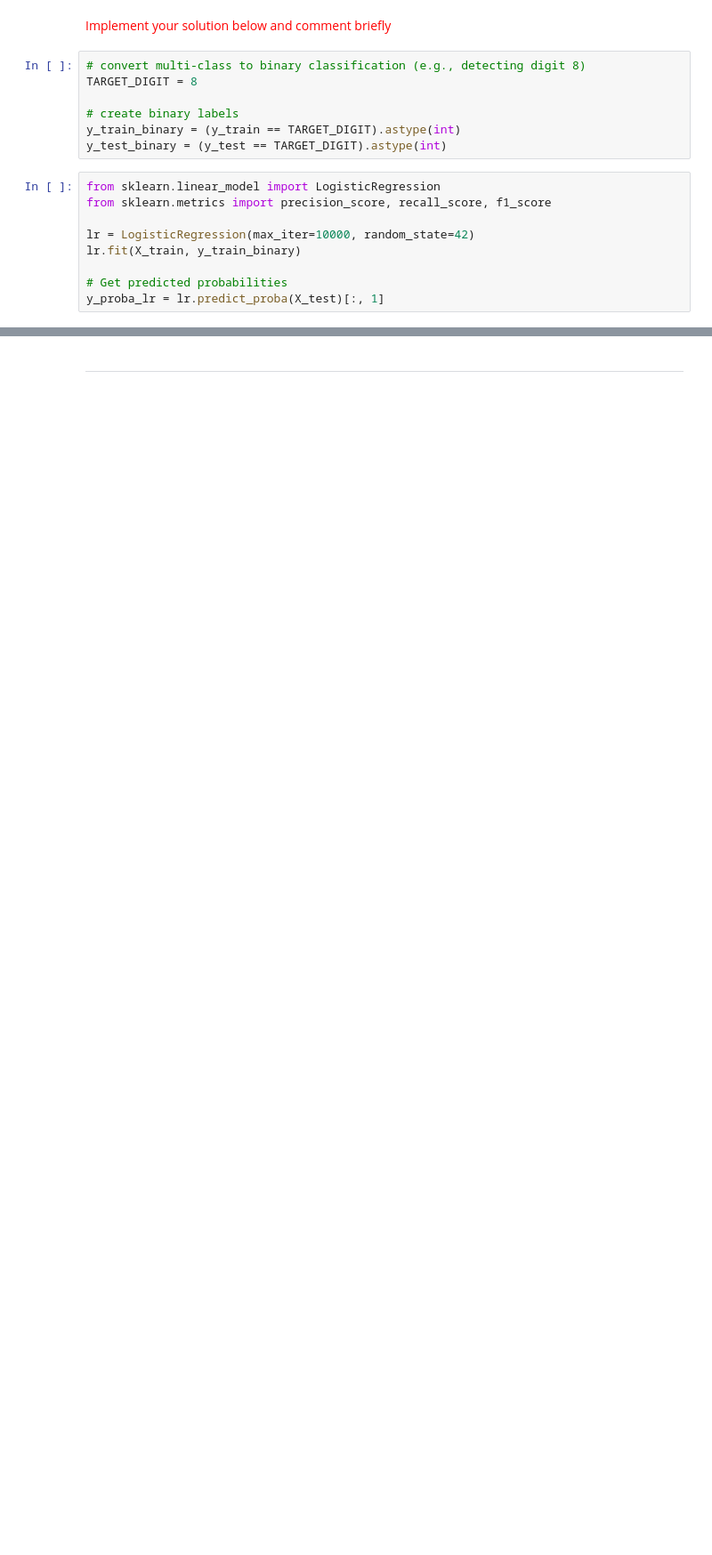
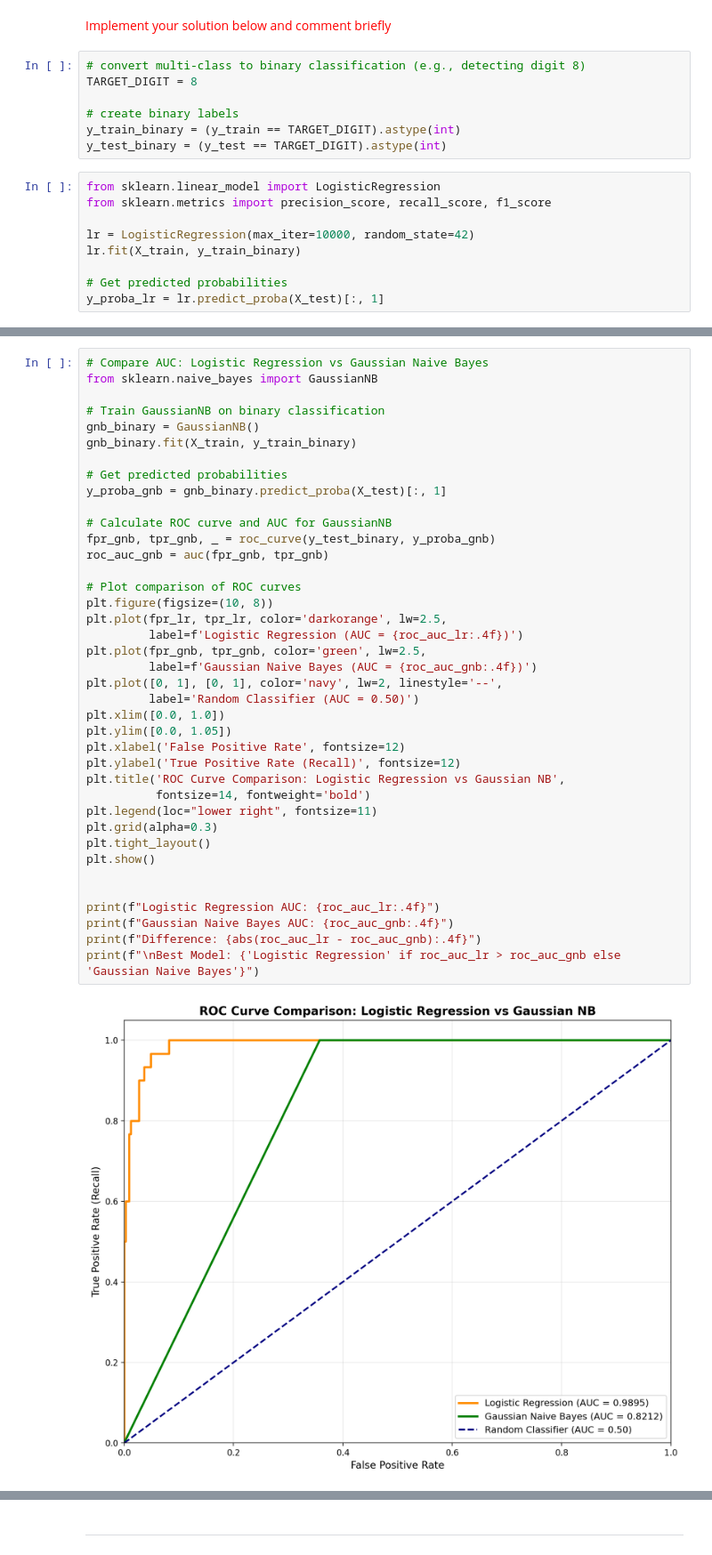
Before and after one commit to fonction-positive/HoML, a Jupyter notebook: code/TP 2 - Scikit-Learn - Evaluation.ipynb, the cells around one changed output, grey strips where cells are left out. Shown: that part at 89% size. Cells and saved outputs as stored; diff of their text form; blank space fills up the shorter version.

```diff
--- a/code/TP 2 - Scikit-Learn - Evaluation.ipynb
+++ b/code/TP 2 - Scikit-Learn - Evaluation.ipynb
@@ -507,0 +650,41 @@ for threshold in thresholds_to_test:
+# %%
+# Compare AUC: Logistic Regression vs Gaussian Naive Bayes
+from sklearn.naive_bayes import GaussianNB
+
+# Train GaussianNB on binary classification
+gnb_binary = GaussianNB()
+gnb_binary.fit(X_train, y_train_binary)
+
+# Get predicted probabilities
+y_proba_gnb = gnb_binary.predict_proba(X_test)[:, 1]
+
+# Calculate ROC curve and AUC for GaussianNB
+fpr_gnb, tpr_gnb, _ = roc_curve(y_test_binary, y_proba_gnb)
+roc_auc_gnb = auc(fpr_gnb, tpr_gnb)
+
+# Plot comparison of ROC curves
+plt.figure(figsize=(10, 8))
+plt.plot(fpr_lr, tpr_lr, color='darkorange', lw=2.5,
+         label=f'Logistic Regression (AUC = {roc_auc_lr:.4f})')
+plt.plot(fpr_gnb, tpr_gnb, color='green', lw=2.5,
+         label=f'Gaussian Naive Bayes (AUC = {roc_auc_gnb:.4f})')
+plt.plot([0, 1], [0, 1], color='navy', lw=2, linestyle='--',
+         label='Random Classifier (AUC = 0.50)')
+plt.xlim([0.0, 1.0])
+plt.ylim([0.0, 1.05])
+plt.xlabel('False Positive Rate', fontsize=12)
+plt.ylabel('True Positive Rate (Recall)', fontsize=12)
+plt.title('ROC Curve Comparison: Logistic Regression vs Gaussian NB',
+          fontsize=14, fontweight='bold')
+plt.legend(loc="lower right", fontsize=11)
+plt.grid(alpha=0.3)
+plt.tight_layout()
+plt.show()
+
+
+print(f"Logistic Regression AUC: {roc_auc_lr:.4f}")
+print(f"Gaussian Naive Bayes AUC: {roc_auc_gnb:.4f}")
+print(f"Difference: {abs(roc_auc_lr - roc_auc_gnb):.4f}")
+print(f"\nBest Model: {'Logistic Regression' if roc_auc_lr > roc_auc_gnb else 'Gaussian Naive Bayes'}")
+# %% [output]
+[figure, added]
```
Also changed, not shown: parts of 6 cells of this notebook.
